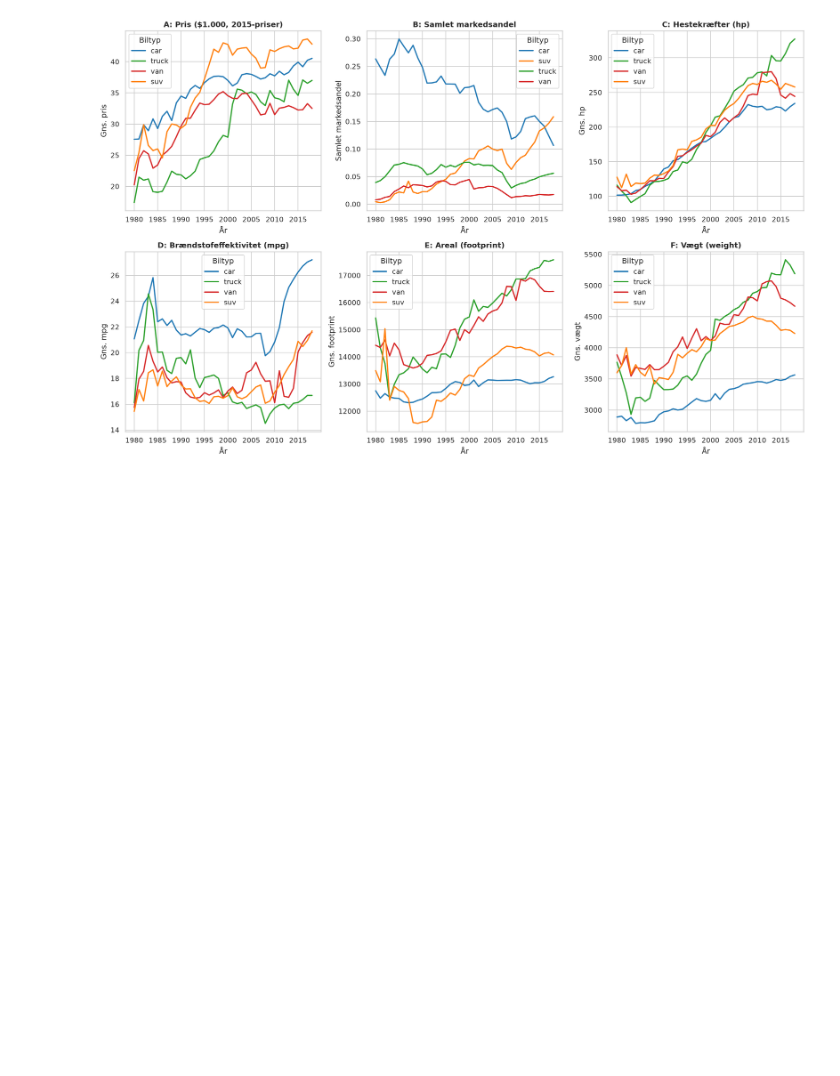
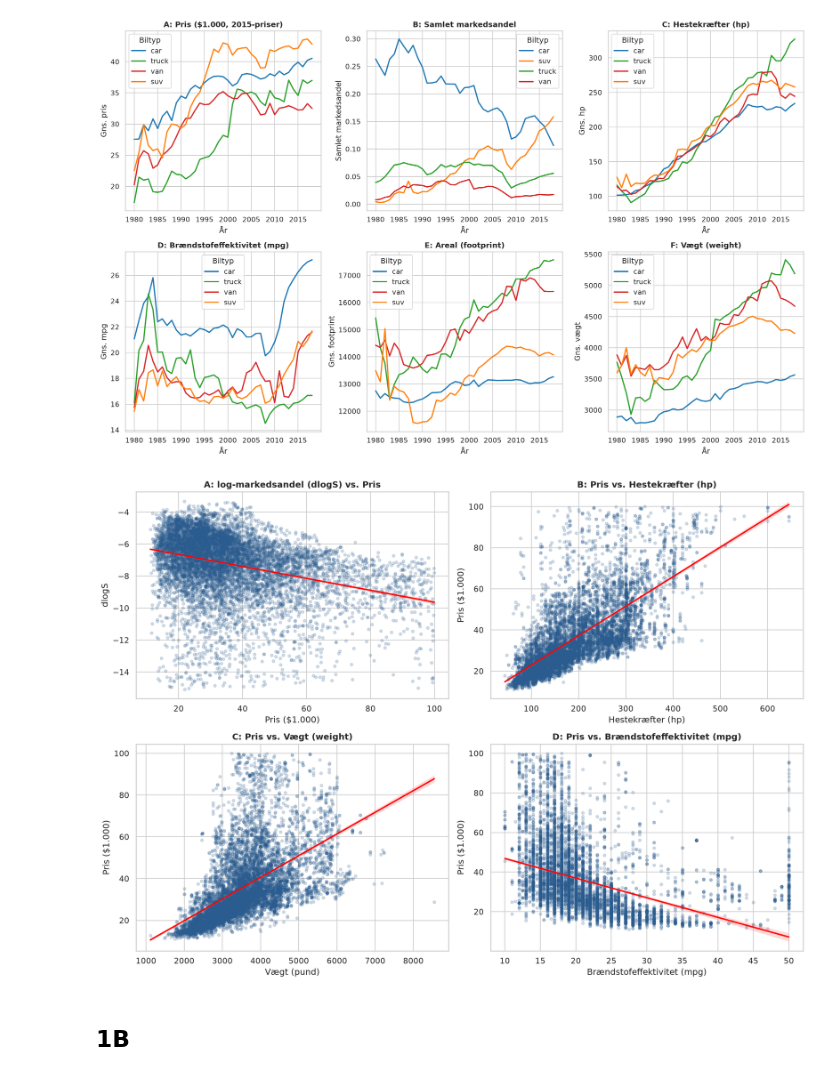
Before and after one commit to mhj133/EconometricsA, a Jupyter notebook: Assignment3/A3.ipynb, the cells around one changed output. Cells and saved outputs as stored; diff of their text form; code cells hidden in the pictures; blank space fills up the shorter version.

```diff
--- a/Assignment3/A3.ipynb
+++ b/Assignment3/A3.ipynb
@@ -73,3 +71,39 @@ axes[1, 2].legend(title='Biltyp')
 plt.tight_layout()
 # %% [output]
 [figure]
+# %%
+fig, axes = plt.subplots(2, 2, figsize=(14, 10))
+
+sns.regplot(data=df, x='price', y='dlogS', ax=axes[0, 0],
+            scatter_kws={'alpha':0.2, 'color':'#2b5c8f', 's':15},
+            line_kws={'color':'red', 'linewidth':2})
+axes[0, 0].set_title('A: log-markedsandel (dlogS) vs. Pris', fontsize=12, fontweight='bold')
+axes[0, 0].set_xlabel('Pris ($1.000)')
+axes[0, 0].set_ylabel('dlogS')
+
+sns.regplot(data=df, x='hp', y='price', ax=axes[0, 1],
+            scatter_kws={'alpha':0.2, 'color':'#2b5c8f', 's':15},
+            line_kws={'color':'red', 'linewidth':2})
+axes[0, 1].set_title('B: Pris vs. Hestekræfter (hp)', fontsize=12, fontweight='bold')
+axes[0, 1].set_xlabel('Hestekræfter (hp)')
+axes[0, 1].set_ylabel('Pris ($1.000)')
+
+sns.regplot(data=df, x='weight', y='price', ax=axes[1, 0],
+            scatter_kws={'alpha':0.2, 'color':'#2b5c8f', 's':15},
+            line_kws={'color':'red', 'linewidth':2})
+axes[1, 0].set_title('C: Pris vs. Vægt (weight)', fontsize=12, fontweight='bold')
+axes[1, 0].set_xlabel('Vægt (pund)')
+axes[1, 0].set_ylabel('Pris ($1.000)')
+
+sns.regplot(data=df, x='mpg', y='price', ax=axes[1, 1],
+            scatter_kws={'alpha':0.2, 'color':'#2b5c8f', 's':15},
+            line_kws={'color':'red', 'linewidth':2})
+axes[1, 1].set_title('D: Pris vs. Brændstofeffektivitet (mpg)', fontsize=12, fontweight='bold')
+axes[1, 1].set_xlabel('Brændstofeffektivitet (mpg)')
+axes[1, 1].set_ylabel('Pris ($1.000)')
+
+plt.tight_layout()
+# %% [output]
+[figure, added]
+# %% [markdown]
+## 1B
```
Also changed, not shown: parts of 4 cells of this notebook.
